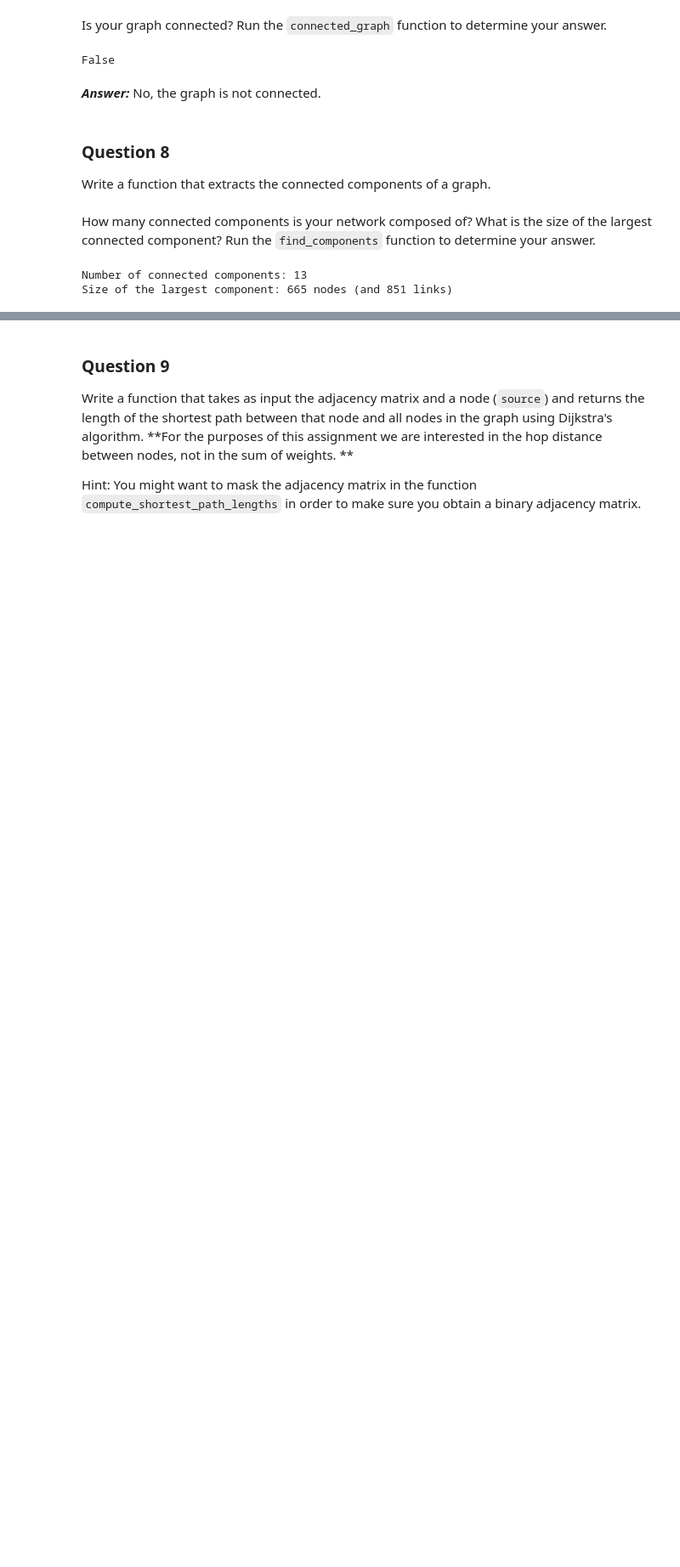
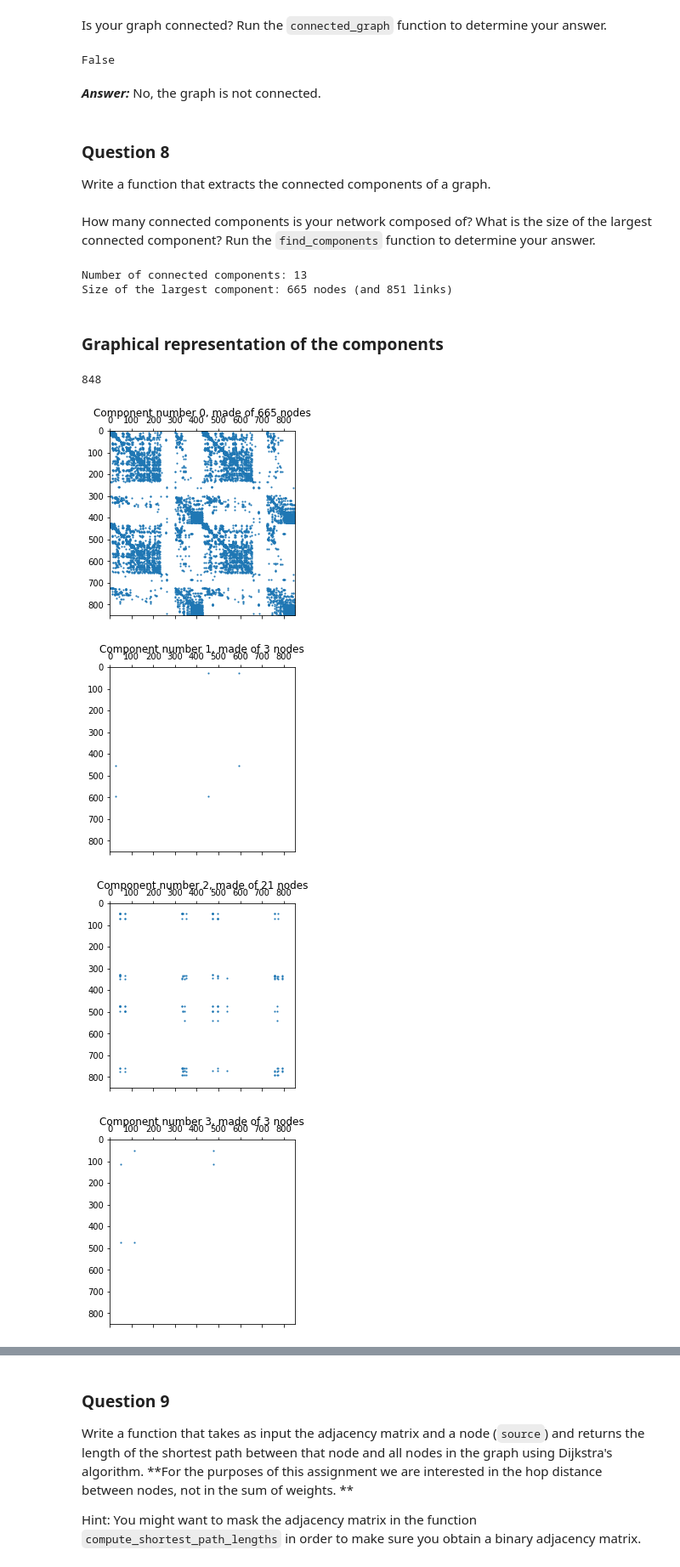
Before and after one commit to Kakavand/EPFL-antiterrorAssignment, a Jupyter notebook: milestone_1/1_network_properties.ipynb, the cells around one changed output, grey strips where cells are left out. Shown at 85% size. Cells and saved outputs as stored; diff of their text form; code cells hidden in the pictures; blank space fills up the shorter version.

Commit message:
added some visual representation and modified something to make code running faster and cleaner. finished.

```diff
--- a/milestone_1/1_network_properties.ipynb
+++ b/milestone_1/1_network_properties.ipynb
@@ -436,8 +440,7 @@ print("Number of connected components: {N:}".format(N=len(components)))
 
 def num_nodes(adjacency):
     '''outputs the number of nodes in a graph given that it is connected'''
-    zero_vector = np.zeros(len(adjacency))
-    return int(np.count_nonzero(np.sum(adjacency!=zero_vector,axis=0)))
+    return np.count_nonzero(np.sum(adjacency, axis=1))
 
 # find largest component
 def find_largest_component(components):
@@ -445,13 +448,30 @@ def find_largest_component(components):
     Returns the largest component (in terms of number of nodes) and its size.'''
     size = 0
     for c in range(len(components)):
-        if num_nodes(components[c]) > size:
-            size = num_nodes(components[c])
-            largest_component = components[c]
-    return largest_component, size
+        n = num_nodes(components[c])
+        if n > size:
+            size = n
+            largest_component_index = c
+    return components[largest_component_index], size
 
 largest_component, size = find_largest_component(components)
 print("Size of the largest component: {N:} nodes (and {L:} links)".format(N=size, L=len(largest_component.dot(np.ones(len(adjacency))))))
 # %% [output]
 Number of connected components: 13
 Size of the largest component: 665 nodes (and 851 links)
+# %% [markdown]
+### Graphical representation of the components
+# %%
+n_nodes_comp = 0
+for i, component in enumerate(components):
+    plt.figure()
+    plt.spy(component, markersize=1)
+    plt.title("Component number {i:}, made of {nodes:} nodes".format(i=i, nodes=num_nodes(component)))
+    n_nodes_comp += num_nodes(component)
+print(n_nodes_comp)
+# %% [output]
+848
+[figure, added]
+[figure, added]
+[figure, added]
+[figure, added]
```
Also changed, not shown: parts of 19 cells of this notebook, 2 other files.
